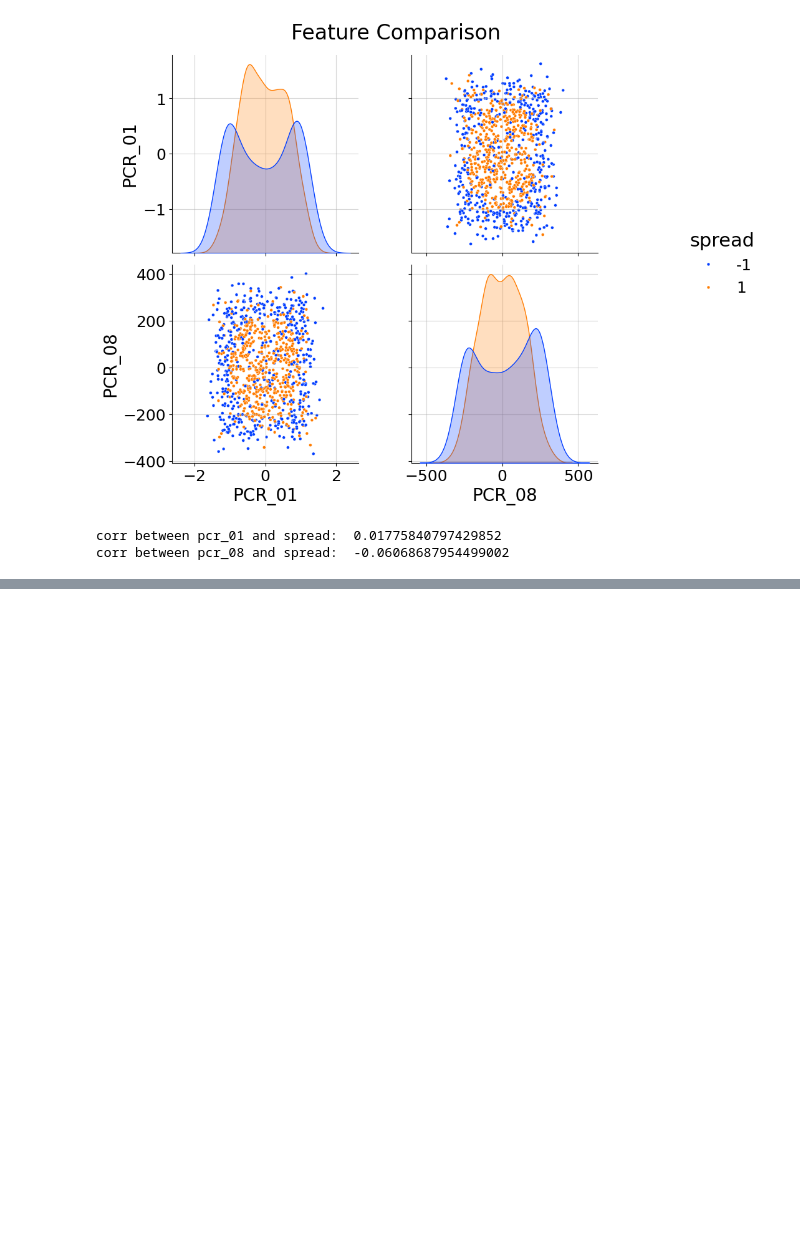
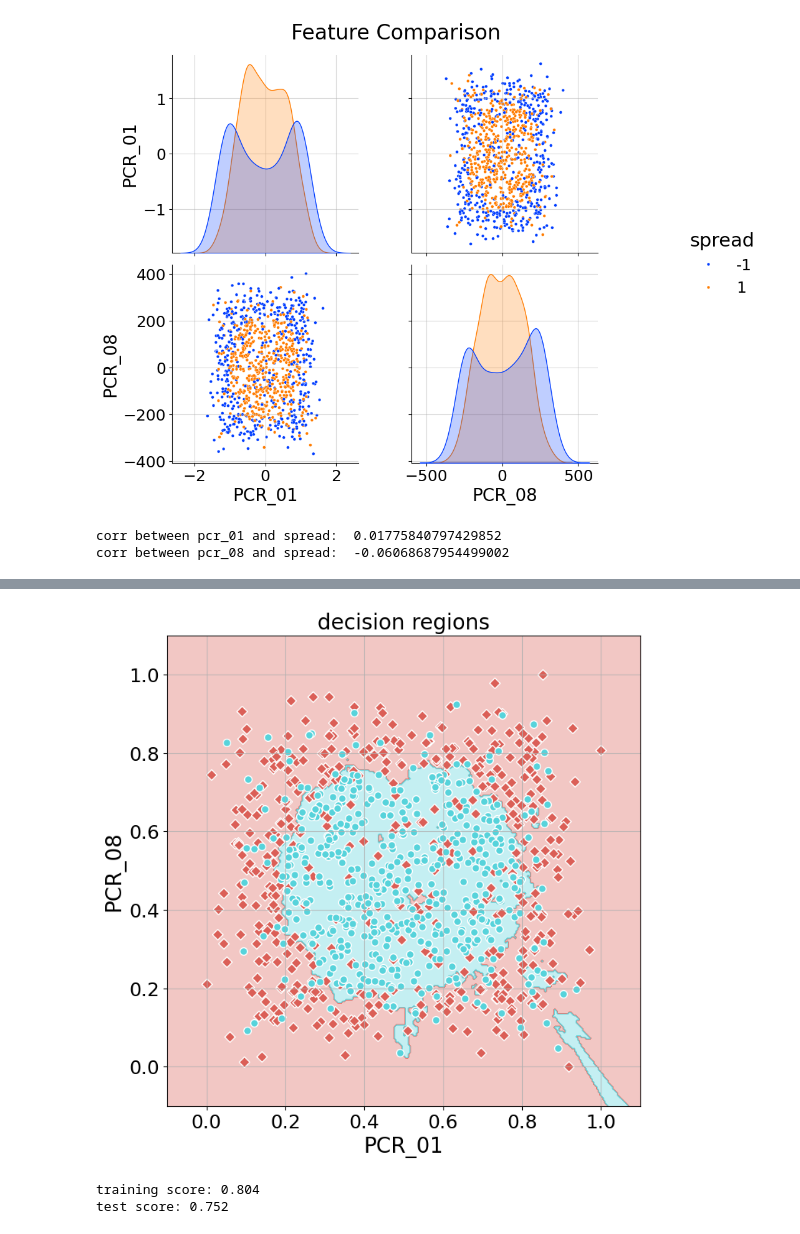
Before and after one commit to matanophir/IML_hw1, a Jupyter notebook: HW1.ipynb, the cells around one changed output, grey strips where cells are left out. Saved outputs shown, nothing was run; the diff lists cells and outputs as text; code cells hidden in the pictures; blank space fills up the shorter version.

```diff
--- a/HW1.ipynb
+++ b/HW1.ipynb
@@ -166,0 +201,11 @@ class kNN(BaseEstimator, ClassifierMixin):
+# %%
+knn9 = kNN(n_neighbors=9)
+knn9.fit(norm_x, y)
+visualize_clf(knn9,norm_x,y,'decision regions', 'PCR_01', 'PCR_08')
+# %% [output]
+[figure, added]
+# %%
+print(f'training score: {knn9.score(norm_x, y)} \ntest score: {knn9.score(norm_x_test, y_test)}')
+# %% [output]
+training score: 0.804
+test score: 0.752
```
Also changed, not shown: parts of 9 cells of this notebook.
